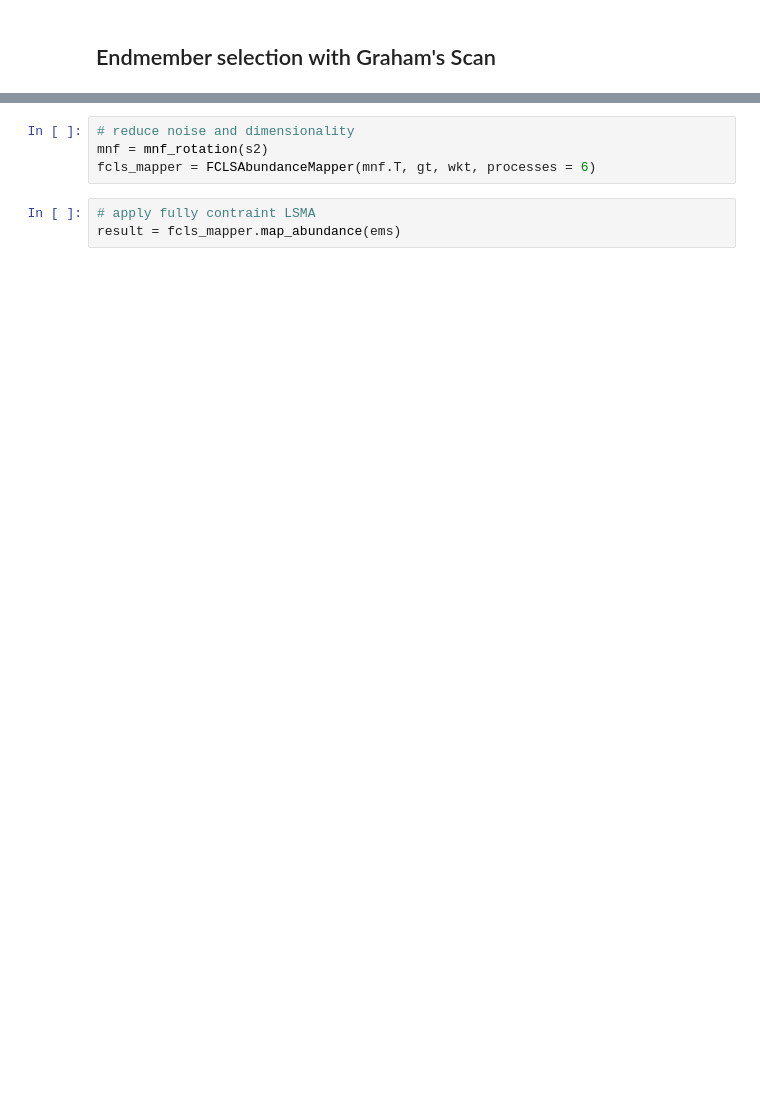
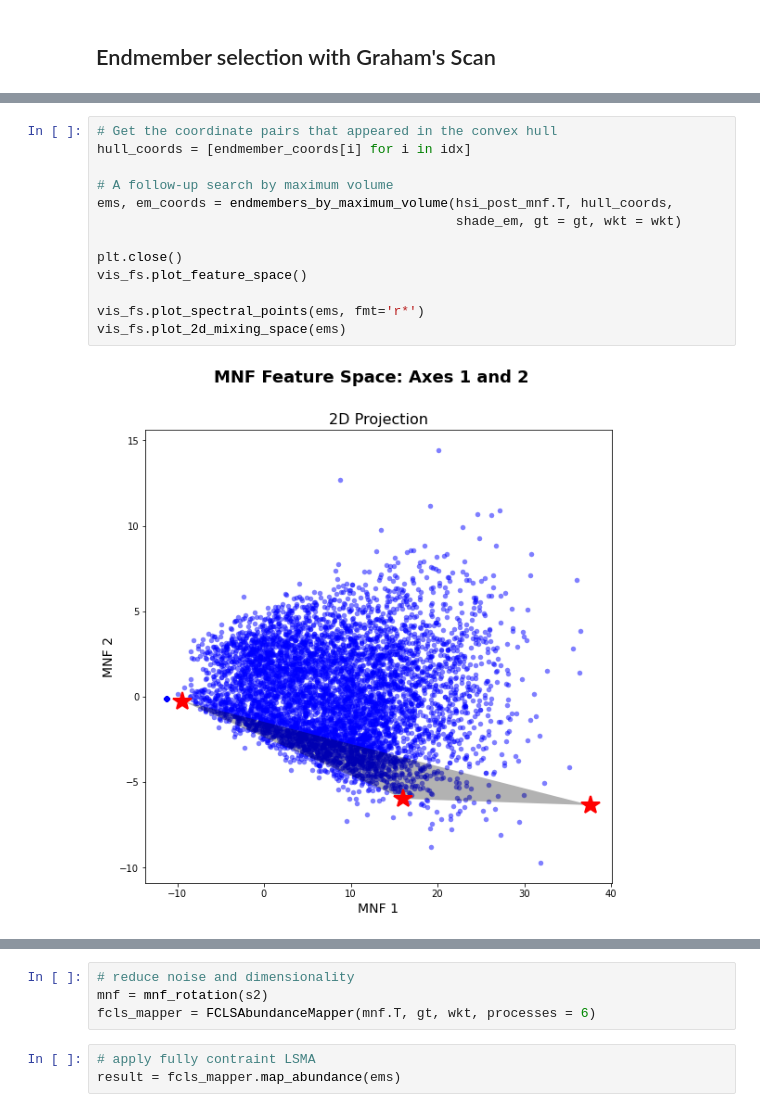
Before and after one commit to henriDierkes/SoftwareDev_Final, a Jupyter notebook: IntialTests.ipynb, the cells around one changed output, grey strips where cells are left out. Cells and saved outputs as stored; diff of their text form; blank space fills up the shorter version.

```diff
--- a/IntialTests.ipynb
+++ b/IntialTests.ipynb
@@ -228,0 +270,15 @@ ems, em_coords = endmembers_by_maximum_volume(hsi_post_mnf.T, hull_coords,
+# %%
+# Get the coordinate pairs that appeared in the convex hull
+hull_coords = [endmember_coords[i] for i in idx]
+
+# A follow-up search by maximum volume
+ems, em_coords = endmembers_by_maximum_volume(hsi_post_mnf.T, hull_coords,
+                                              shade_em, gt = gt, wkt = wkt)
+
+plt.close()
+vis_fs.plot_feature_space()
+
+vis_fs.plot_spectral_points(ems, fmt='r*')
+vis_fs.plot_2d_mixing_space(ems)
+# %% [output]
+[figure, added]
```
Also changed, not shown: parts of 36 cells of this notebook.
